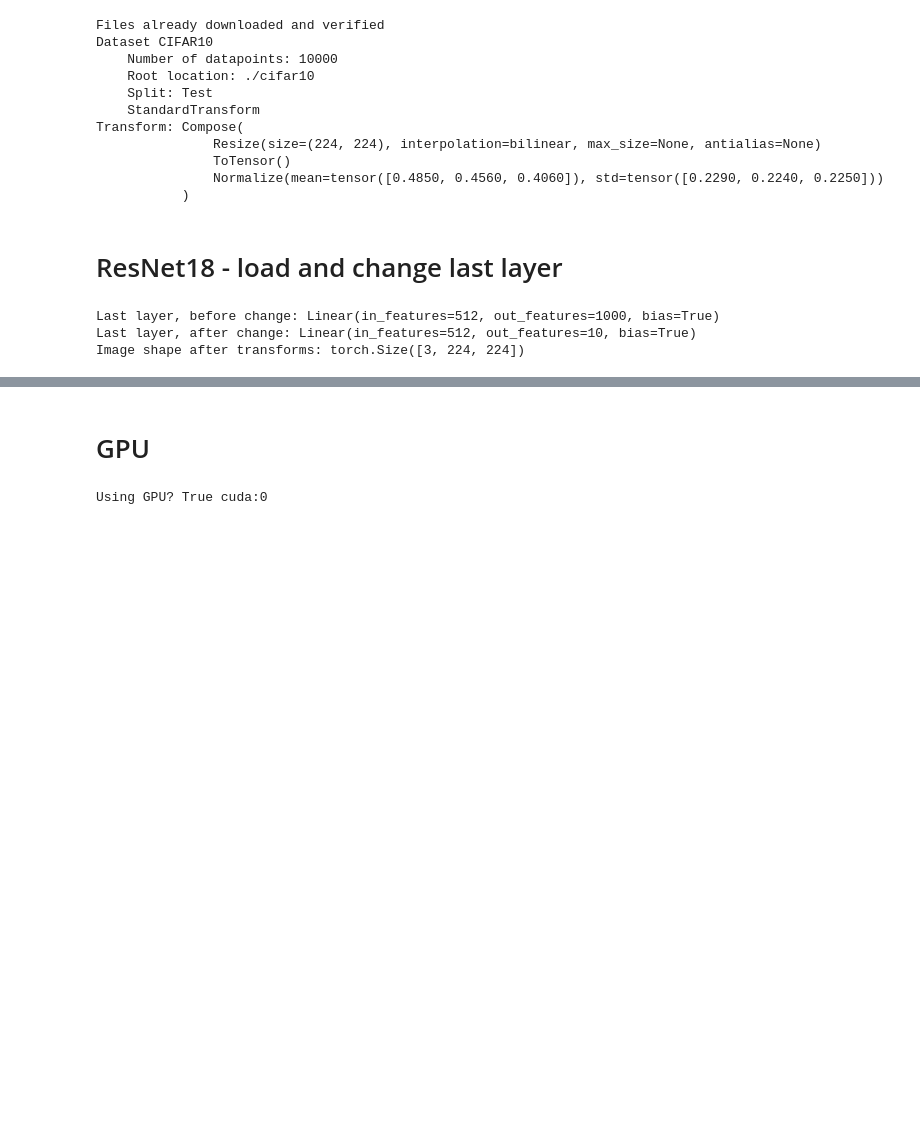
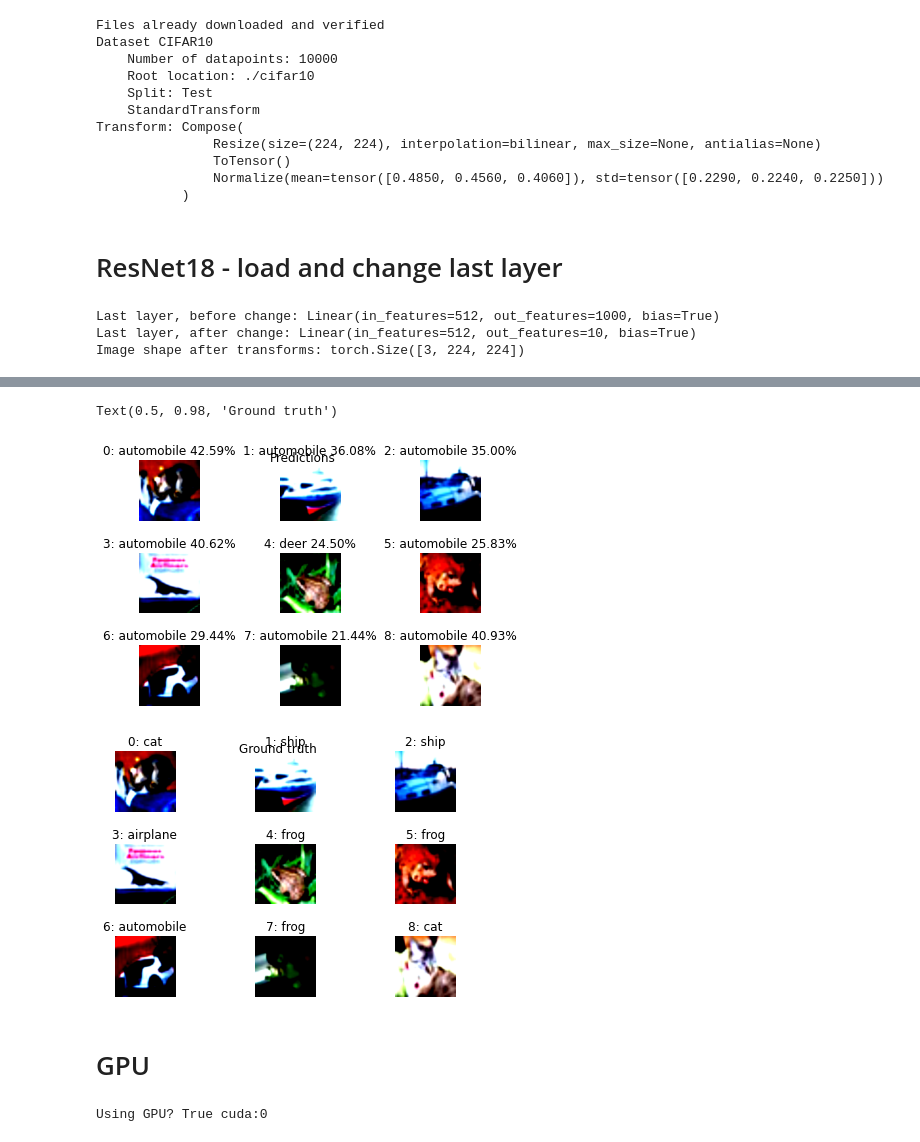
Before and after one commit to ShlomiRex/deep_learning_course, a Jupyter notebook: maman13/q3/q3_3_final.ipynb, the cells around one changed output, grey strips where cells are left out. Drawn from its saved outputs; the diff is of its cells as text; code cells hidden in the pictures; blank space fills up the shorter version.

```diff
--- a/maman13/q3/q3_3_final.ipynb
+++ b/maman13/q3/q3_3_final.ipynb
@@ -37,7 +38,7 @@ Transform: Compose(
                Normalize(mean=tensor([0.4850, 0.4560, 0.4060]), std=tensor([0.2290, 0.2240, 0.2250]))
            )
 # %%
-def plot_9_imgs(batch, labels):
+def plot_9_imgs_gronud_truth(batch, labels):
 	n = 3
 	offset = 0  # We can start showing images at some offset untill (offset + n*n)
 
@@ -51,5 +52,7 @@ def plot_9_imgs(batch, labels):
 
 			cur_ax.set_axis_off()
 			cur_ax.set_title(str(img_i) + ": " + str(dataset.classes[labels[img_i]]))
-			o = batch[img_i].numpy().transpose(1, 2, 0)
+			img = batch[img_i].cpu()
+			o = img.numpy().transpose(1, 2, 0)
 			cur_ax.imshow(o)
+	plt.suptitle("Ground truth")
@@ -130,0 +112,4 @@ Text(0.5, 0.98, 'Ground truth')
+# %%
+plot_9_predictions(images_batch, labels_batch, labels_prediction)
+plot_9_imgs(images_batch, labels_batch)
+# %% [output]
@@ -131,3 +134,6 @@ Text(0.5, 0.98, 'Ground truth')
+Text(0.5, 0.98, 'Ground truth')
+[figure, added]
+[figure, added]
 # %% [markdown]
 # GPU
 # %%
```
Also changed, not shown: parts of 17 cells of this notebook.
